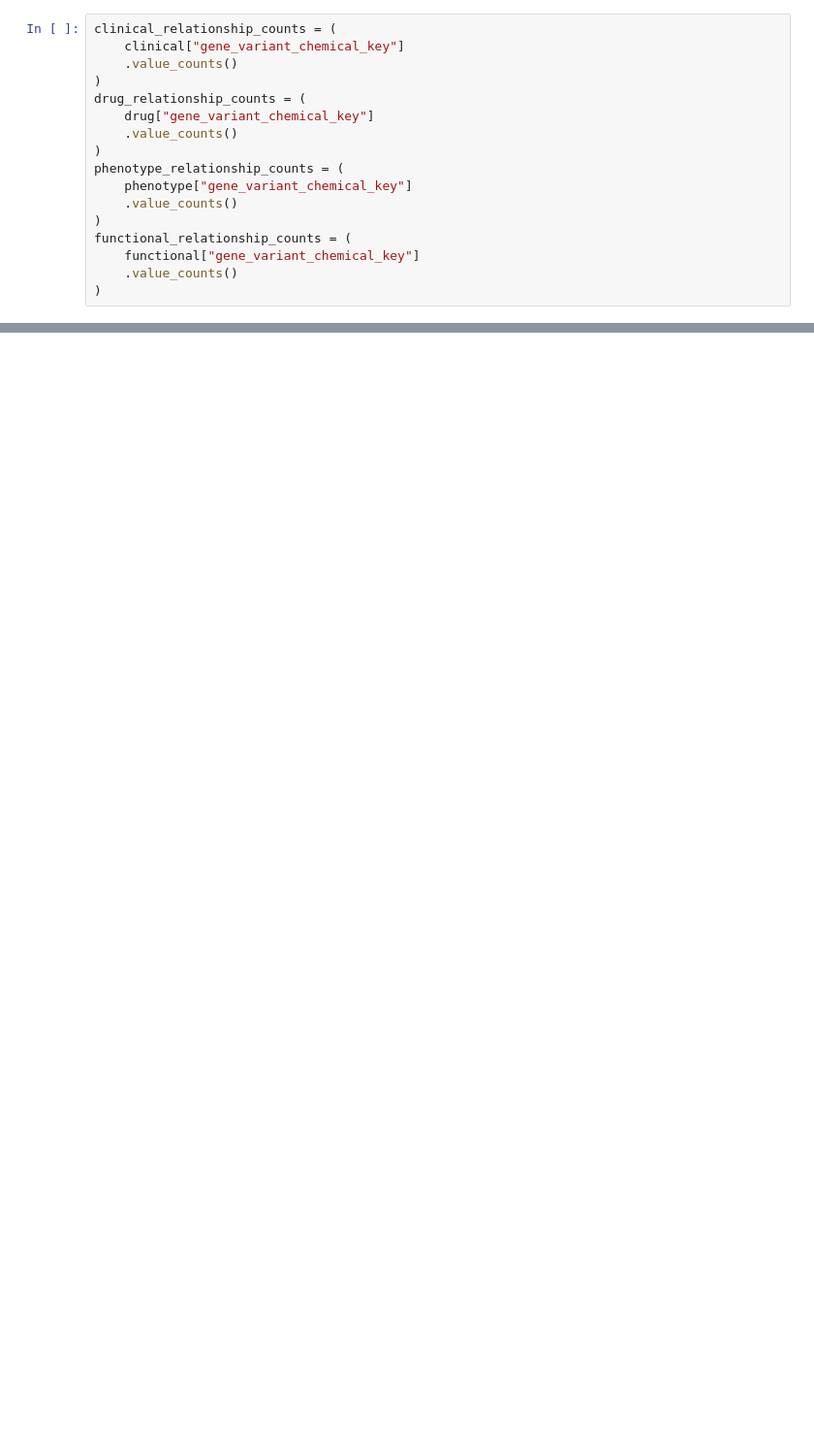
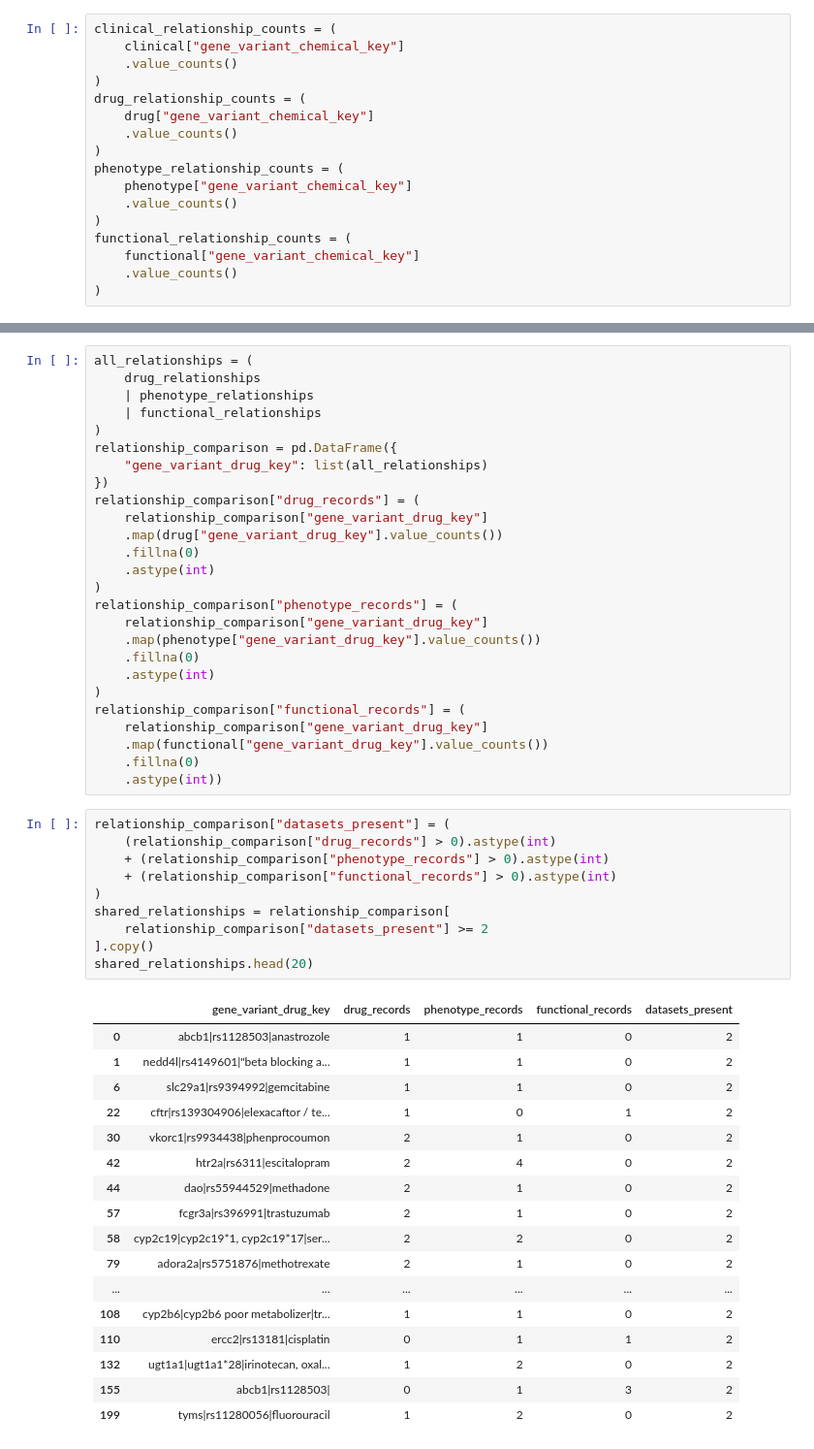
Before and after one commit to Sofia7334/pharmacogenomics-machine-learning, a Jupyter notebook: notebooks/02_data_preparation.ipynb, the cells around one changed output, grey strips where cells are left out. Shown at 97% size. Cells and saved outputs as stored; diff of their text form; blank space fills up the shorter version.

```diff
--- a/notebooks/02_data_preparation.ipynb
+++ b/notebooks/02_data_preparation.ipynb
@@ -1063,0 +1203,54 @@ Name: count, dtype: float64
+# %%
+all_relationships = (
+    drug_relationships
+    | phenotype_relationships
+    | functional_relationships
+)
+relationship_comparison = pd.DataFrame({
+    "gene_variant_drug_key": list(all_relationships)
+})
+relationship_comparison["drug_records"] = (
+    relationship_comparison["gene_variant_drug_key"]
+    .map(drug["gene_variant_drug_key"].value_counts())
+    .fillna(0)
+    .astype(int)
+)
+relationship_comparison["phenotype_records"] = (
+    relationship_comparison["gene_variant_drug_key"]
+    .map(phenotype["gene_variant_drug_key"].value_counts())
+    .fillna(0)
+    .astype(int)
+)
+relationship_comparison["functional_records"] = (
+    relationship_comparison["gene_variant_drug_key"]
+    .map(functional["gene_variant_drug_key"].value_counts())
+    .fillna(0)
+    .astype(int))
+# %%
+relationship_comparison["datasets_present"] = (
+    (relationship_comparison["drug_records"] > 0).astype(int)
+    + (relationship_comparison["phenotype_records"] > 0).astype(int)
+    + (relationship_comparison["functional_records"] > 0).astype(int)
+)
+shared_relationships = relationship_comparison[
+    relationship_comparison["datasets_present"] >= 2
+].copy()
+shared_relationships.head(20)
+# %% [output]
+|  | gene_variant_drug_key | drug_records | phenotype_records | functional_records | datasets_present |
+| 0 | abcb1|rs1128503|anastrozole | 1 | 1 | 0 | 2 |
+| 1 | nedd4l|rs4149601|"beta blocking a... | 1 | 1 | 0 | 2 |
+| 6 | slc29a1|rs9394992|gemcitabine | 1 | 1 | 0 | 2 |
+| 22 | cftr|rs139304906|elexacaftor / te... | 1 | 0 | 1 | 2 |
+| 30 | vkorc1|rs9934438|phenprocoumon | 2 | 1 | 0 | 2 |
+| 42 | htr2a|rs6311|escitalopram | 2 | 4 | 0 | 2 |
+| 44 | dao|rs55944529|methadone | 2 | 1 | 0 | 2 |
+| 57 | fcgr3a|rs396991|trastuzumab | 2 | 1 | 0 | 2 |
+| 58 | cyp2c19|cyp2c19*1, cyp2c19*17|ser... | 2 | 2 | 0 | 2 |
+| 79 | adora2a|rs5751876|methotrexate | 2 | 1 | 0 | 2 |
+| ... | ... | ... | ... | ... | ... |
+| 108 | cyp2b6|cyp2b6 poor metabolizer|tr... | 1 | 1 | 0 | 2 |
+| 110 | ercc2|rs13181|cisplatin | 0 | 1 | 1 | 2 |
+| 132 | ugt1a1|ugt1a1*28|irinotecan, oxal... | 1 | 2 | 0 | 2 |
+| 155 | abcb1|rs1128503| | 0 | 1 | 3 | 2 |
+| 199 | tyms|rs11280056|fluorouracil | 1 | 2 | 0 | 2 |
```
Also changed, not shown: parts of 39 cells of this notebook.
